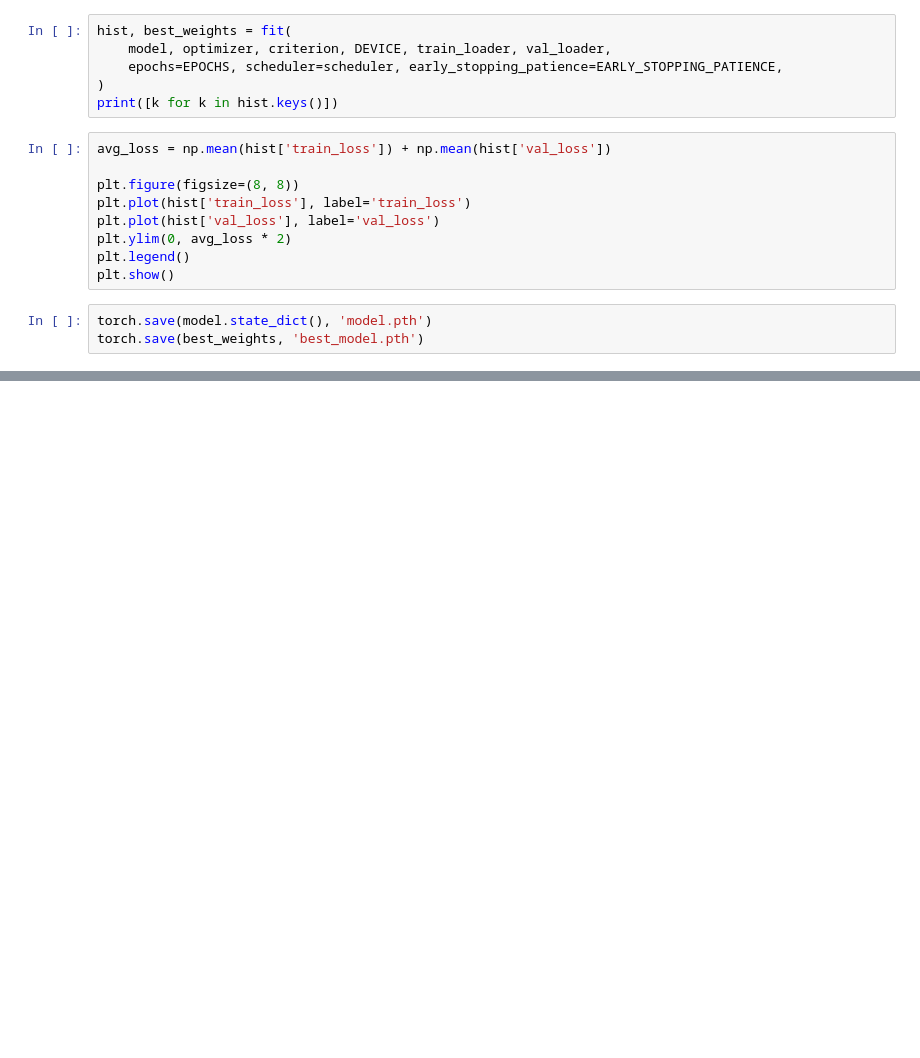
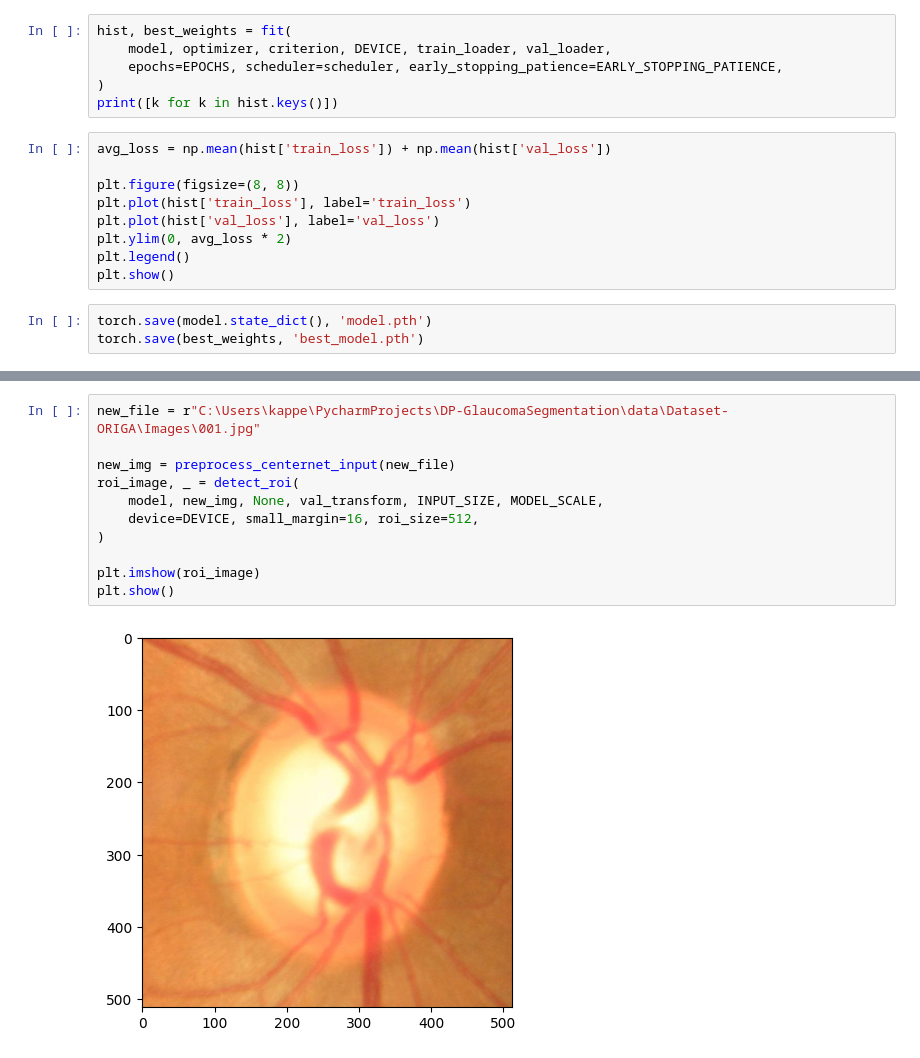
Before and after one commit to AkosKappel/DP-GlaucomaSegmentation, a Jupyter notebook: notebooks/centernet.ipynb, the cells around one changed output, grey strips where cells are left out. Drawn from its saved outputs; the diff is of its cells as text; blank space fills up the shorter version.

```diff
--- a/notebooks/centernet.ipynb
+++ b/notebooks/centernet.ipynb
@@ -183,0 +193,13 @@ generate_cropped_dataset(
+# %%
+new_file = r"C:\Users\kappe\PycharmProjects\DP-GlaucomaSegmentation\data\Dataset-ORIGA\Images\001.jpg"
+
+new_img = preprocess_centernet_input(new_file)
+roi_image, _ = detect_roi(
+    model, new_img, None, val_transform, INPUT_SIZE, MODEL_SCALE,
+    device=DEVICE, small_margin=16, roi_size=512,
+)
+
+plt.imshow(roi_image)
+plt.show()
+# %% [output]
+[figure, added]
```
Also changed, not shown: parts of 18 cells of this notebook, 4 other files.
